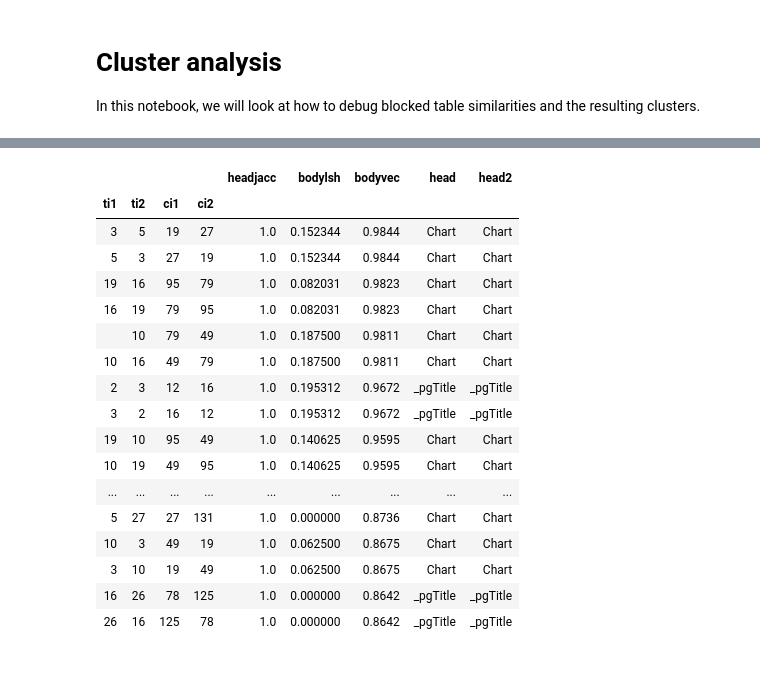
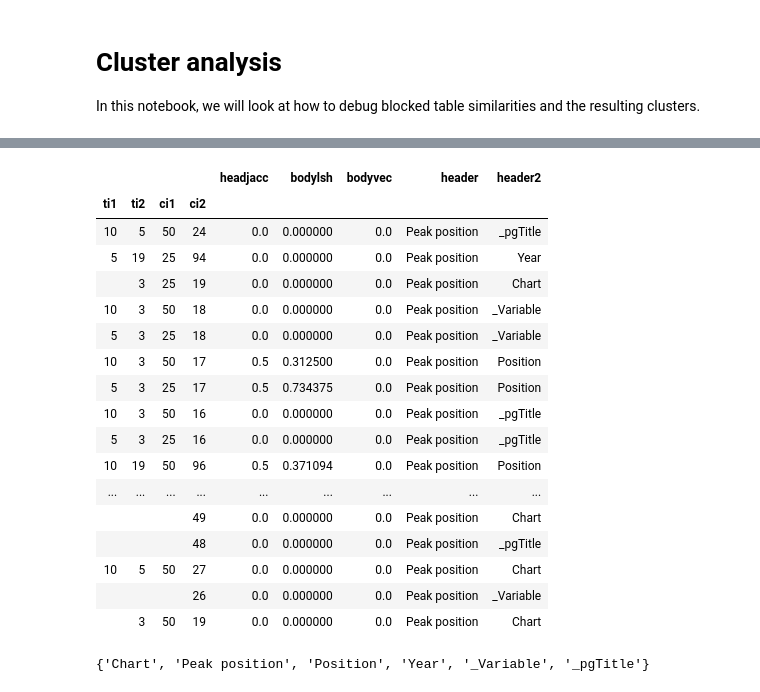
Before and after one commit to karmaresearch/takco, a Jupyter notebook: docs/tutorials/clusters.ipynb, the cells around one changed output, grey strips where cells are left out. Drawn from its saved outputs; the diff is of its cells as text; code cells hidden in the pictures.

```diff
--- a/docs/tutorials/clusters.ipynb
+++ b/docs/tutorials/clusters.ipynb
@@ -10,8 +31,11 @@ In this notebook, we will look at how to debug blocked table similarities and th
 # Assume that we have the "chartedIn" results
 import takco
 
-tables = takco.TableSet._load('../../output/chartedIn/2-cluster/*')
+tables = takco.HashBag._load('../../output/chartedIn/2-cluster/*')
 
 print(f"Got {sum(1 for _ in tables)} tables")
-takco.preview( tables )
+
+# Get biggest table
+table = sorted(tables, key=lambda x: -x.get('numDataRows'))[0]
+takco.preview( table )
 # %% [output]
@@ -20,6 +50,0 @@ Got 53 tables
-# %%
-id_table = {t['_id']:t for t in tables}
-
-table = id_table['2-0']
-
-takco.preview(table)
@@ -41,34 +96,39 @@ takco.preview(table.get('partColAligns'))
 # %%
 import pandas as pd
 sims = pd.read_csv('../../output/chartedIn/sims.csv', index_col=[0,1,2,3])
 
 partColAligns = table.get('partColAligns')
 ci_head = {}
 for p in partColAligns:
     head = [' '.join(c.get('text','') for c in hcol) for hcol in zip(*p['tableHeaders'])]
     l,g = p['partcol_local'], p['partcol_global']
     ci_head.update({ci:head[ l[pci] ] for pci,ci in g.items()})
-ci_head = pd.Series(ci_head, name='head')
+ci_head = pd.Series(ci_head, name='header')
 
 partsims = sims.join(ci_head, on='ci1', how='inner').join(ci_head, how='inner', on='ci2', rsuffix='2')
 
-partsims.sort_values('bodyvec', ascending=False).head(50)
+partsims = partsims[partsims.header == 'Peak position']
+partsims.sort_values('bodyvec', ascending=False).head(60)
 # %% [output]
-|  |  |  |  | headjacc | bodylsh | bodyvec | head | head2 |
+|  |  |  |  | headjacc | bodylsh | bodyvec | header | header2 |
 | ti1 | ti2 | ci1 | ci2 |  |  |  |  |  |
-| 3 | 5 | 19 | 27 | 1.0 | 0.152344 | 0.9844 | Chart | Chart |
-| 5 | 3 | 27 | 19 | 1.0 | 0.152344 | 0.9844 | Chart | Chart |
-| 19 | 16 | 95 | 79 | 1.0 | 0.082031 | 0.9823 | Chart | Chart |
-| 16 | 19 | 79 | 95 | 1.0 | 0.082031 | 0.9823 | Chart | Chart |
-|  | 10 | 79 | 49 | 1.0 | 0.187500 | 0.9811 | Chart | Chart |
-| 10 | 16 | 49 | 79 | 1.0 | 0.187500 | 0.9811 | Chart | Chart |
-| 2 | 3 | 12 | 16 | 1.0 | 0.195312 | 0.9672 | _pgTitle | _pgTitle |
-| 3 | 2 | 16 | 12 | 1.0 | 0.195312 | 0.9672 | _pgTitle | _pgTitle |
-| 19 | 10 | 95 | 49 | 1.0 | 0.140625 | 0.9595 | Chart | Chart |
-| 10 | 19 | 49 | 95 | 1.0 | 0.140625 | 0.9595 | Chart | Chart |
+| 10 | 5 | 50 | 24 | 0.0 | 0.000000 | 0.0 | Peak position | _pgTitle |
+| 5 | 19 | 25 | 94 | 0.0 | 0.000000 | 0.0 | Peak position | Year |
+|  | 3 | 25 | 19 | 0.0 | 0.000000 | 0.0 | Peak position | Chart |
+| 10 | 3 | 50 | 18 | 0.0 | 0.000000 | 0.0 | Peak position | _Variable |
+| 5 | 3 | 25 | 18 | 0.0 | 0.000000 | 0.0 | Peak position | _Variable |
+| 10 | 3 | 50 | 17 | 0.5 | 0.312500 | 0.0 | Peak position | Position |
+| 5 | 3 | 25 | 17 | 0.5 | 0.734375 | 0.0 | Peak position | Position |
+| 10 | 3 | 50 | 16 | 0.0 | 0.000000 | 0.0 | Peak position | _pgTitle |
+| 5 | 3 | 25 | 16 | 0.0 | 0.000000 | 0.0 | Peak position | _pgTitle |
+| 10 | 19 | 50 | 96 | 0.5 | 0.371094 | 0.0 | Peak position | Position |
 | ... | ... | ... | ... | ... | ... | ... | ... | ... |
-| 5 | 27 | 27 | 131 | 1.0 | 0.000000 | 0.8736 | Chart | Chart |
-| 10 | 3 | 49 | 19 | 1.0 | 0.062500 | 0.8675 | Chart | Chart |
-| 3 | 10 | 19 | 49 | 1.0 | 0.062500 | 0.8675 | Chart | Chart |
-| 16 | 26 | 78 | 125 | 1.0 | 0.000000 | 0.8642 | _pgTitle | _pgTitle |
-| 26 | 16 | 125 | 78 | 1.0 | 0.000000 | 0.8642 | _pgTitle | _pgTitle |
+|  |  |  | 49 | 0.0 | 0.000000 | 0.0 | Peak position | Chart |
+|  |  |  | 48 | 0.0 | 0.000000 | 0.0 | Peak position | _pgTitle |
+| 10 | 5 | 50 | 27 | 0.0 | 0.000000 | 0.0 | Peak position | Chart |
+|  |  |  | 26 | 0.0 | 0.000000 | 0.0 | Peak position | _Variable |
+|  | 3 | 50 | 19 | 0.0 | 0.000000 | 0.0 | Peak position | Chart |
+# %%
+set(partsims.header)
+# %% [output]
+{'Chart', 'Peak position', 'Position', 'Year', '_Variable', '_pgTitle'}
```
Also changed, not shown: parts of 4 cells of this notebook, 18 other files.
